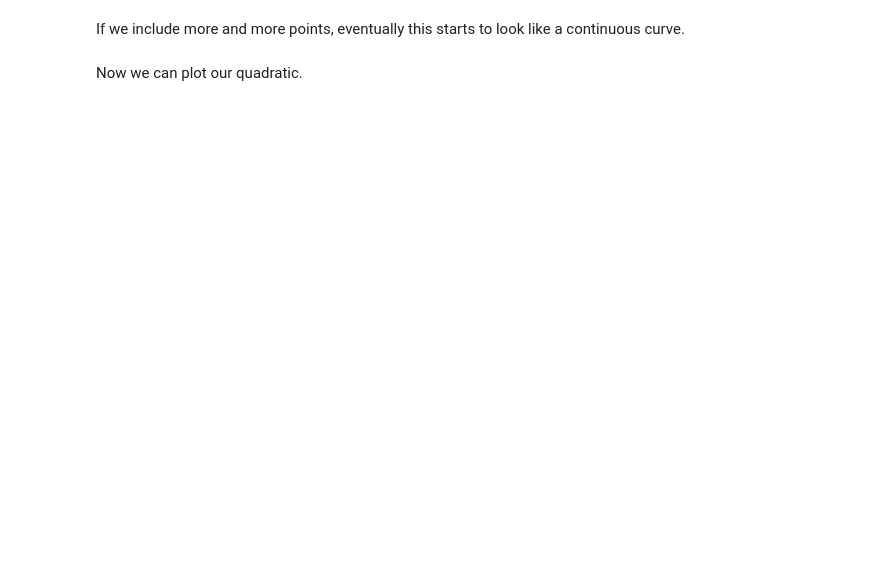
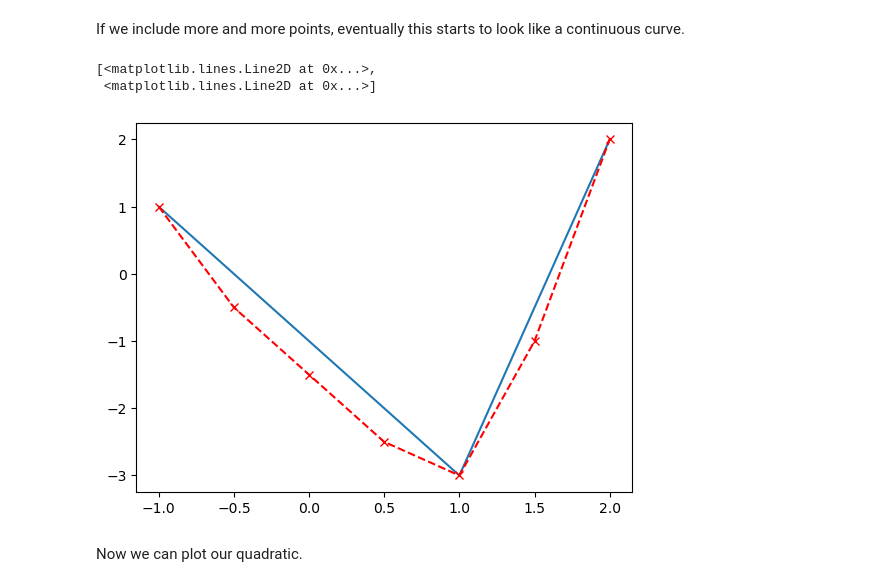
Before and after one commit to niallmadden/2223-cs103, a Jupyter notebook: Lectures/Week07/CS103-Week07.ipynb, the cells around one changed output. Saved outputs shown, nothing was run; the diff lists cells and outputs as text; code cells hidden in the pictures; blank space fills up the shorter version.

```diff
--- a/Lectures/Week07/CS103-Week07.ipynb
+++ b/Lectures/Week07/CS103-Week07.ipynb
@@ -481,7 +606,12 @@ plt.plot([-1, 1, 2], [1, -3, 2])
 # %% [markdown]
 If we include more and more points, eventually this starts to look like a continuous curve.
 # %%
-plt.plot([-1, 1, 2], [1, -3, 2], [-1, -.5,    0, .5, 1, 1.5, 2], [1, -.5, -1.5, -2.5, -3, -1, 2], 'r--x')
+plt.plot([-1, 1, 2], [1, -3, 2], [-1, -.5,    0, .5, 1, 1.5, 2], [1, -.5, -1.5, -2.5, -3, -1, 2],
+         'r--x')
+# %% [output]
+[<matplotlib.lines.Line2D at 0x...>,
+ <matplotlib.lines.Line2D at 0x...>]
+[figure, added]
 # %% [markdown]
 Now we can plot our quadratic.
 # %%
```
Also changed, not shown: parts of 53 cells of this notebook, 7 other files.
